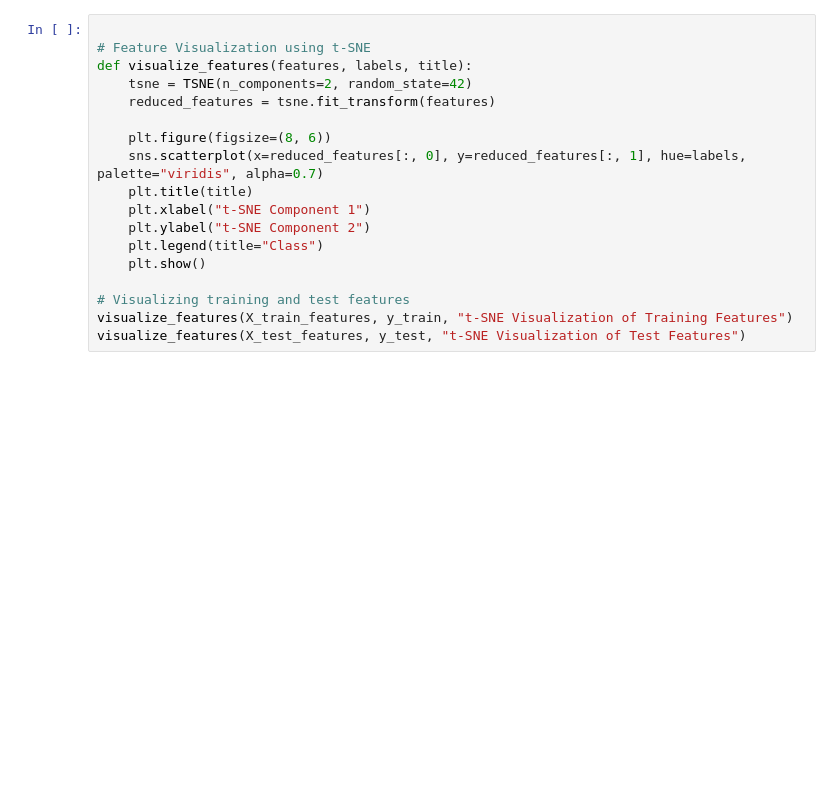
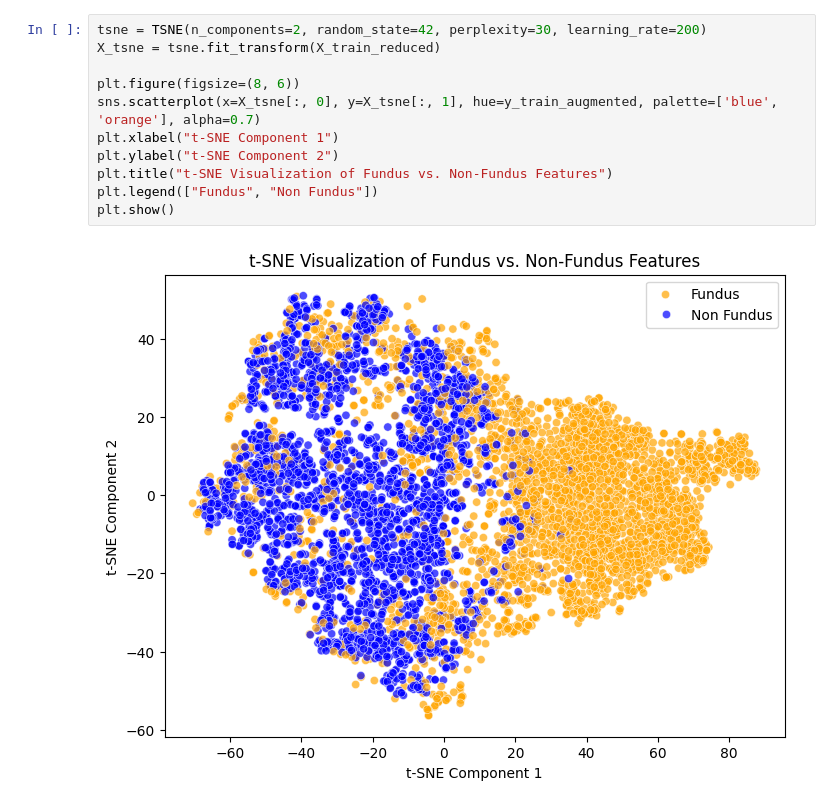
Before and after one commit to Romal27/DSGP-24-Retina94, a Jupyter notebook: RandomForest.ipynb, the cells around one changed output. Cells and saved outputs as stored; diff of their text form; blank space fills up the shorter version.

```diff
--- a/RandomForest.ipynb
+++ b/RandomForest.ipynb
@@ -528,18 +290,13 @@ Random Forest model saved at D:/Models/fundus_rf_best_model.pkl
 # %%
+tsne = TSNE(n_components=2, random_state=42, perplexity=30, learning_rate=200)
+X_tsne = tsne.fit_transform(X_train_reduced)
 
-# Feature Visualization using t-SNE
-def visualize_features(features, labels, title):
-    tsne = TSNE(n_components=2, random_state=42)
-    reduced_features = tsne.fit_transform(features)
-
-    plt.figure(figsize=(8, 6))
-    sns.scatterplot(x=reduced_features[:, 0], y=reduced_features[:, 1], hue=labels, palette="viridis", alpha=0.7)
-    plt.title(title)
-    plt.xlabel("t-SNE Component 1")
-    plt.ylabel("t-SNE Component 2")
-    plt.legend(title="Class")
-    plt.show()
-
-# Visualizing training and test features
-visualize_features(X_train_features, y_train, "t-SNE Visualization of Training Features")
-visualize_features(X_test_features, y_test, "t-SNE Visualization of Test Features")
+plt.figure(figsize=(8, 6))
+sns.scatterplot(x=X_tsne[:, 0], y=X_tsne[:, 1], hue=y_train_augmented, palette=['blue', 'orange'], alpha=0.7)
+plt.xlabel("t-SNE Component 1")
+plt.ylabel("t-SNE Component 2")
+plt.title("t-SNE Visualization of Fundus vs. Non-Fundus Features")
+plt.legend(["Fundus", "Non Fundus"])
+plt.show()
+# %% [output]
+[figure, added]
```
Also changed, not shown: parts of 18 cells of this notebook.
